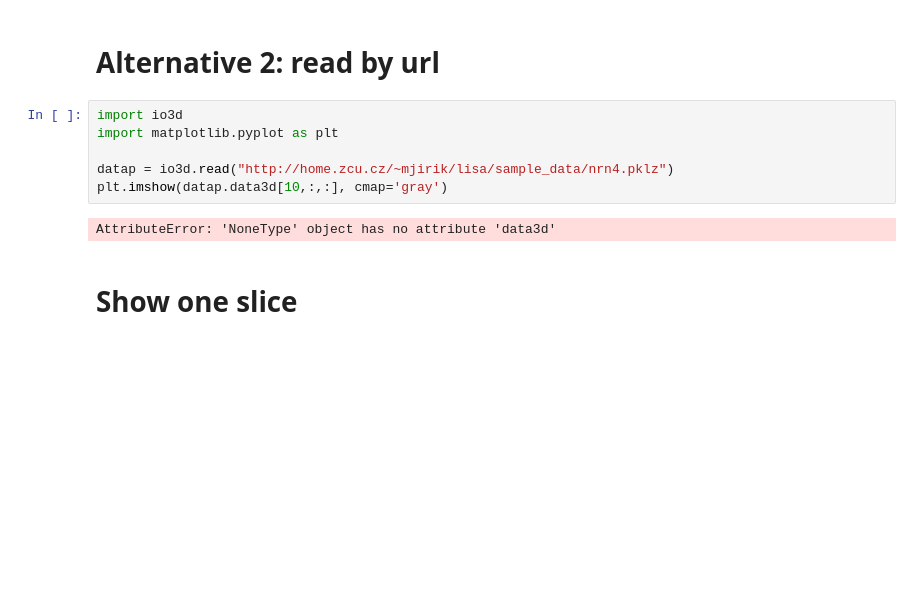
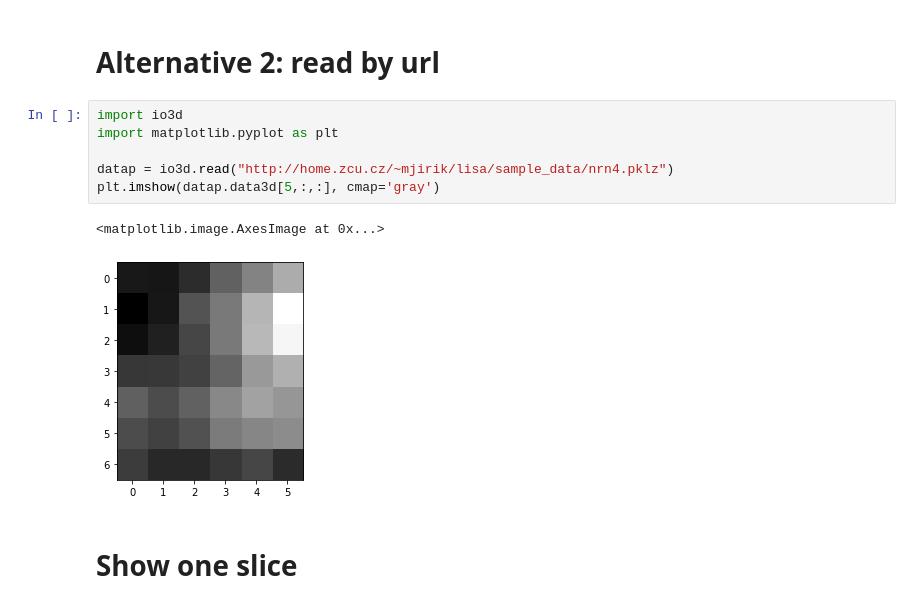
Before and after one commit to mjirik/io3d, a Jupyter notebook: examples/tutorial_read_dataset_and_see_with_sed3.ipynb, the cells around one changed output. Saved outputs shown, nothing was run; the diff lists cells and outputs as text; blank space fills up the shorter version.

```diff
--- a/examples/tutorial_read_dataset_and_see_with_sed3.ipynb
+++ b/examples/tutorial_read_dataset_and_see_with_sed3.ipynb
@@ -55,11 +55,12 @@ datap = io3d.read(pth)
 # %%
 import io3d
 import matplotlib.pyplot as plt
 
 datap = io3d.read("http://home.zcu.cz/~mjirik/lisa/sample_data/nrn4.pklz")
-plt.imshow(datap.data3d[10,:,:], cmap='gray')
+plt.imshow(datap.data3d[5,:,:], cmap='gray')
 # %% [output]
-AttributeError: 'NoneType' object has no attribute 'data3d'
+<matplotlib.image.AxesImage at 0x...>
+[figure, added]
 # %% [markdown]
 # Show one slice
 # %%
```
